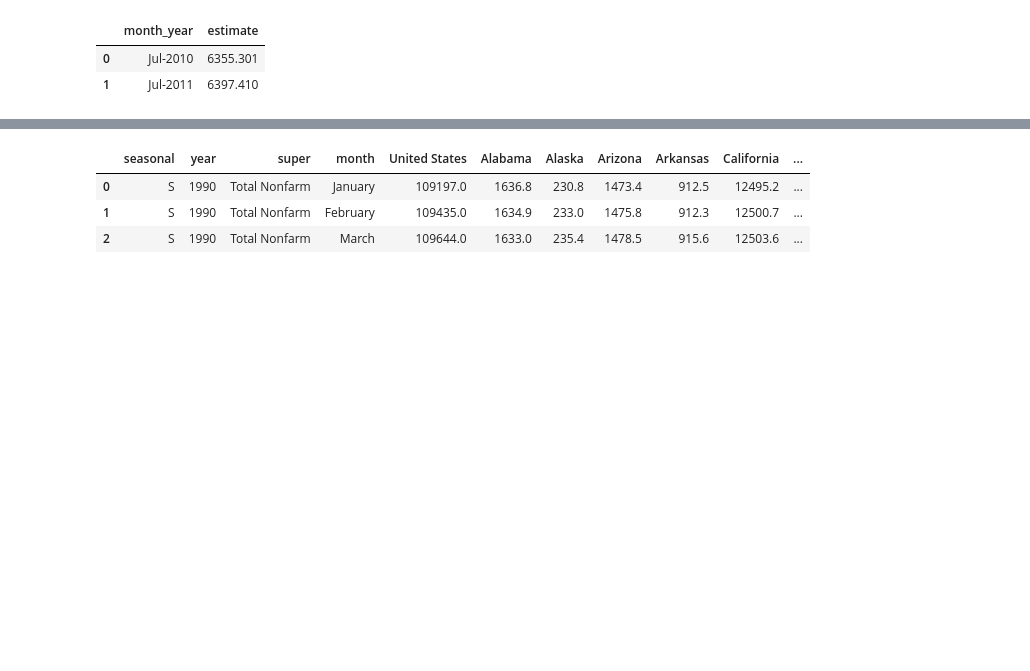
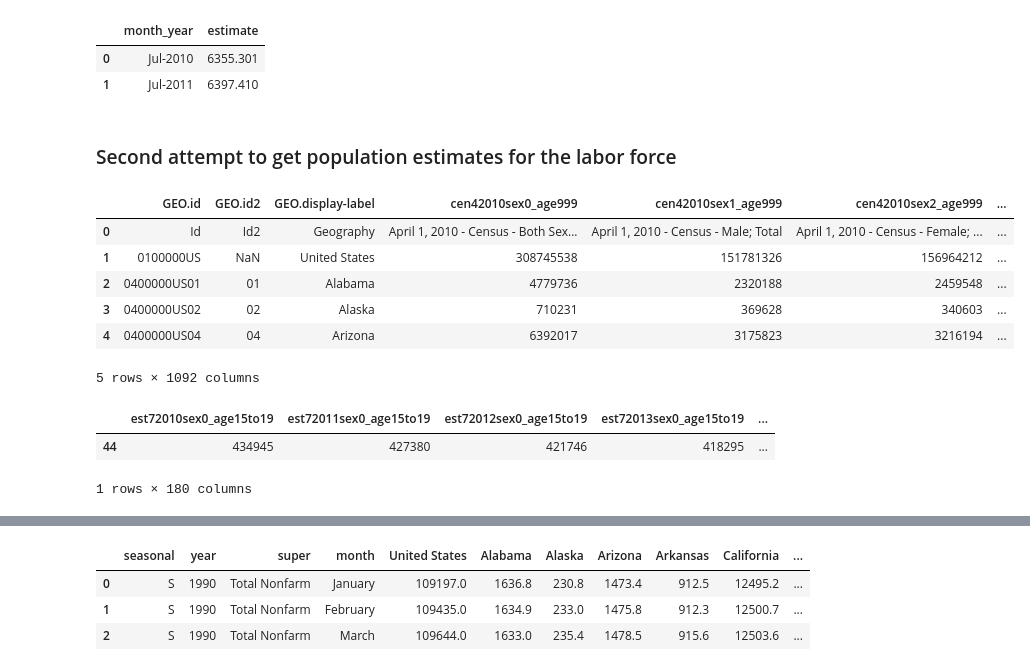
Before and after one commit to nashville-data-nerds/think_tennessee, a Jupyter notebook: notebooks/jobs_vs_population.ipynb, the cells around one changed output, grey strips where cells are left out. Saved outputs shown, nothing was run; the diff lists cells and outputs as text; code cells hidden in the pictures; blank space fills up the shorter version.

```diff
--- a/notebooks/jobs_vs_population.ipynb
+++ b/notebooks/jobs_vs_population.ipynb
@@ -34,3 +36,16 @@ melted_tn_pop.head(2)
 |  | month_year | estimate |
 | 0 | Jul-2010 | 6355.301 |
 | 1 | Jul-2011 | 6397.410 |
+# %% [markdown]
+### Second attempt to get population estimates for the labor force
+# %%
+pep2018 = pd.read_csv('../data/PEP_2018_PEPAGESEX.csv')
+pep2018.head()
+# %% [output]
+|  | GEO.id | GEO.id2 | GEO.display-label | cen42010sex0_age999 | cen42010sex1_age999 | cen42010sex2_age999 | ... |
+| 0 | Id | Id2 | Geography | April 1, 2010 - Census - Both Sex... | April 1, 2010 - Census - Male; Total | April 1, 2010 - Census - Female; ... | ... |
+| 1 | 0100000US | NaN | United States | 308745538 | 151781326 | 156964212 | ... |
+| 2 | 0400000US01 | 01 | Alabama | 4779736 | 2320188 | 2459548 | ... |
+| 3 | 0400000US02 | 02 | Alaska | 710231 | 369628 | 340603 | ... |
+| 4 | 0400000US04 | 04 | Arizona | 6392017 | 3175823 | 3216194 | ... |
+5 rows × 1092 columns
@@ -36,0 +68,7 @@ melted_tn_pop.head(2)
+# %%
+pep2018 = pep2018[cols_to_keep]
+pep2018.head()
+# %% [output]
+|  | est72010sex0_age15to19 | est72011sex0_age15to19 | est72012sex0_age15to19 | est72013sex0_age15to19 | ... |
+| 44 | 434945 | 427380 | 421746 | 418295 | ... |
+1 rows × 180 columns
```
Also changed, not shown: parts of 17 cells of this notebook, 1 other file.
